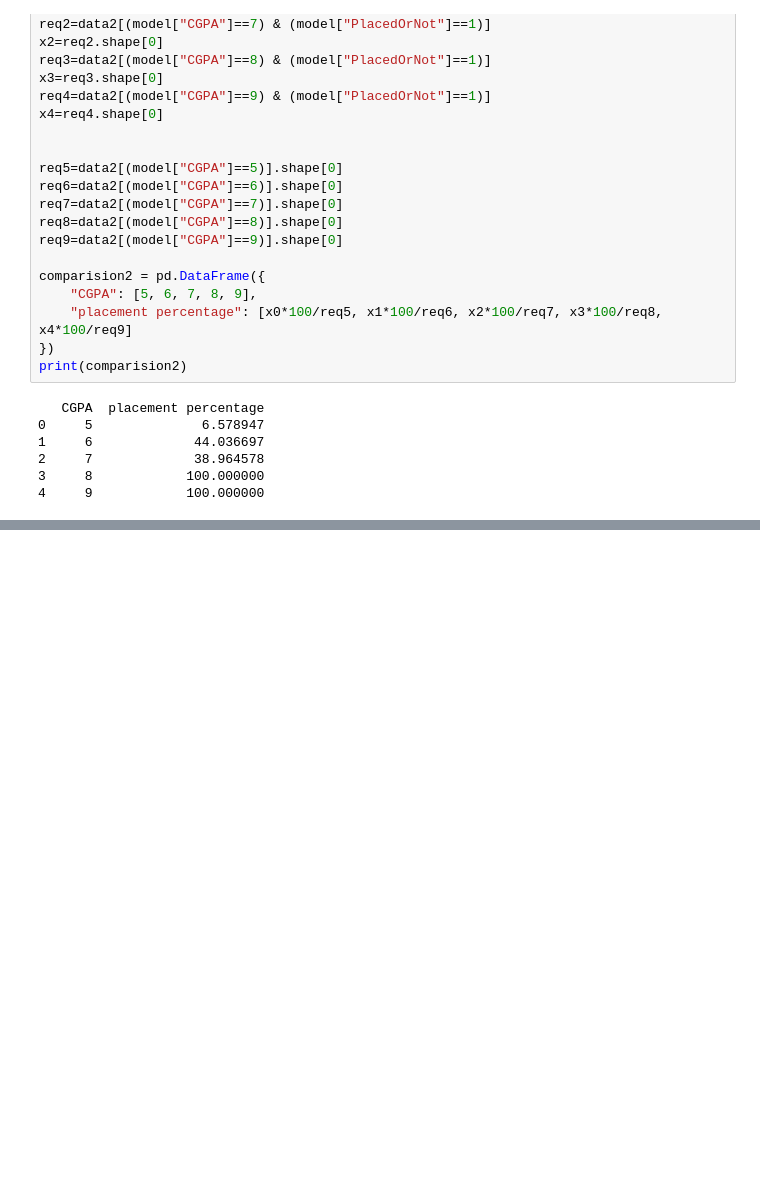
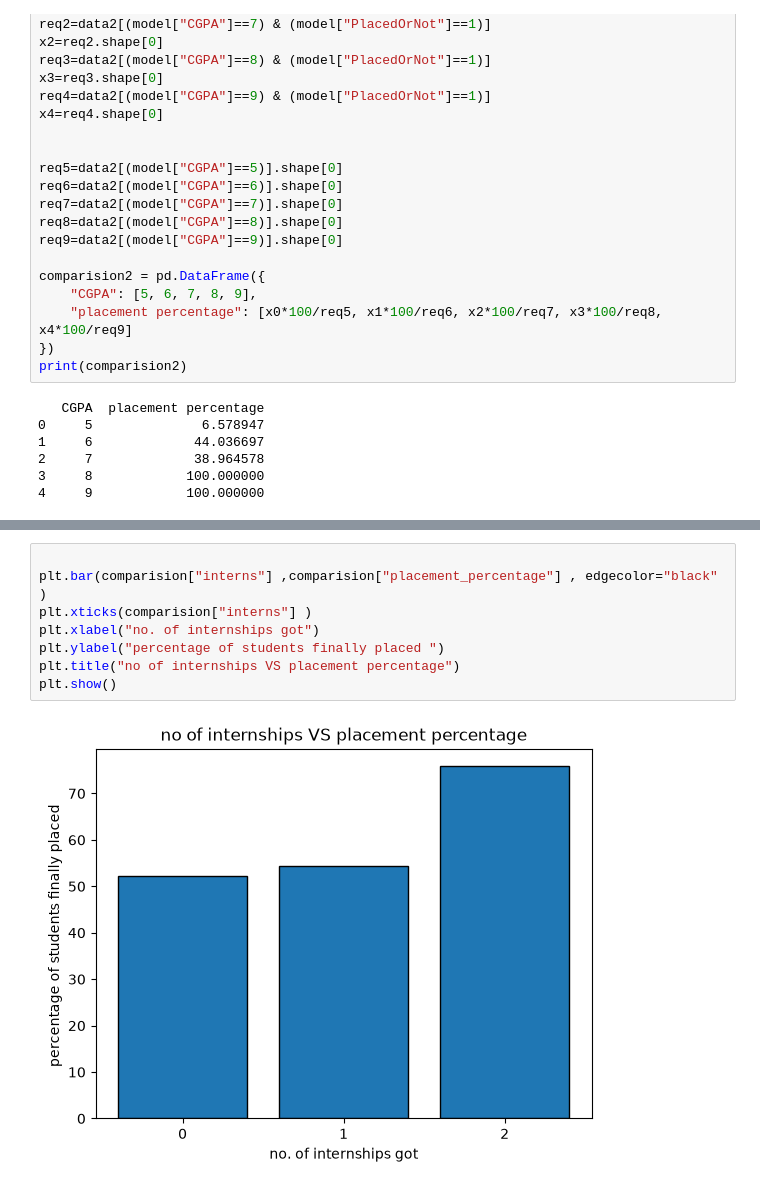
Before and after one commit to 2026eeb1325-del/student_placement_analyser, a Jupyter notebook: data_checking_and_comparisons.ipynb, the cells around one changed output, grey strips where cells are left out. Saved outputs shown, nothing was run; the diff lists cells and outputs as text; blank space fills up the shorter version.

```diff
--- a/data_checking_and_comparisons.ipynb
+++ b/data_checking_and_comparisons.ipynb
@@ -112,0 +122,10 @@ print(comparision2)
+# %%
+
+plt.bar(comparision["interns"] ,comparision["placement_percentage"] , edgecolor="black" )
+plt.xticks(comparision["interns"] )
+plt.xlabel("no. of internships got")
+plt.ylabel("percentage of students finally placed ")
+plt.title("no of internships VS placement percentage")
+plt.show()
+# %% [output]
+[figure, added]
```
Also changed, not shown: parts of 2 cells of this notebook.
